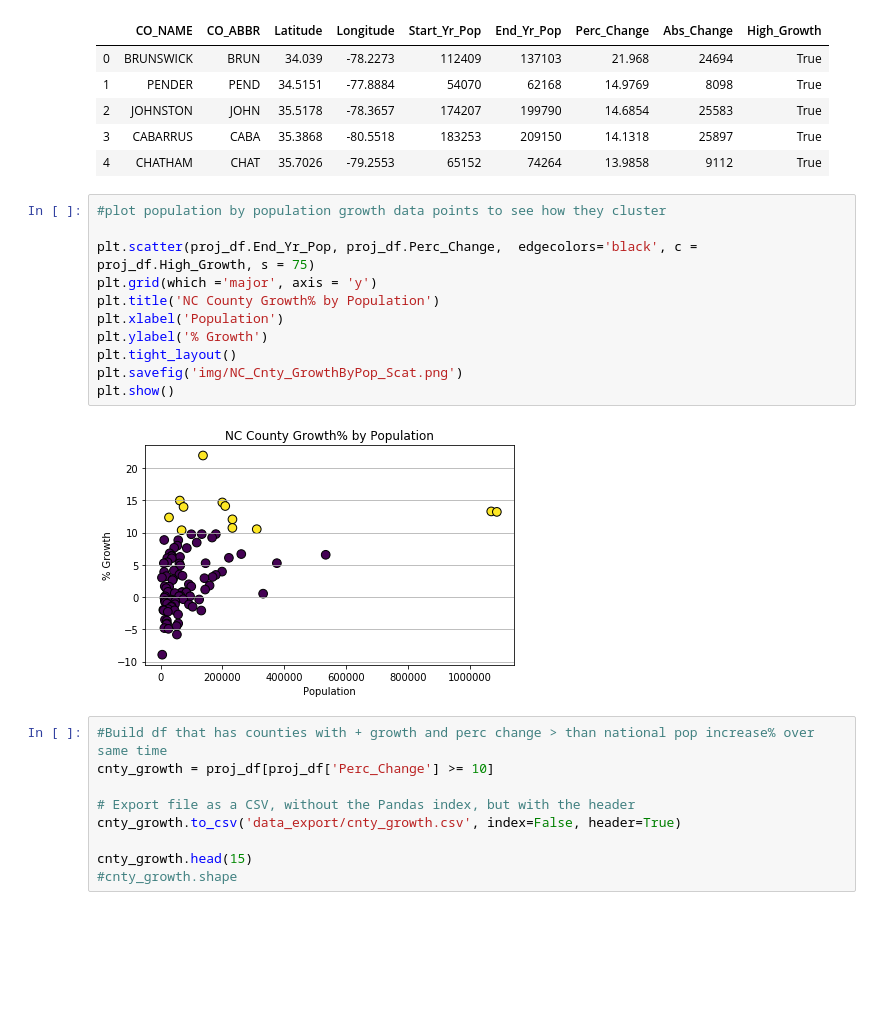
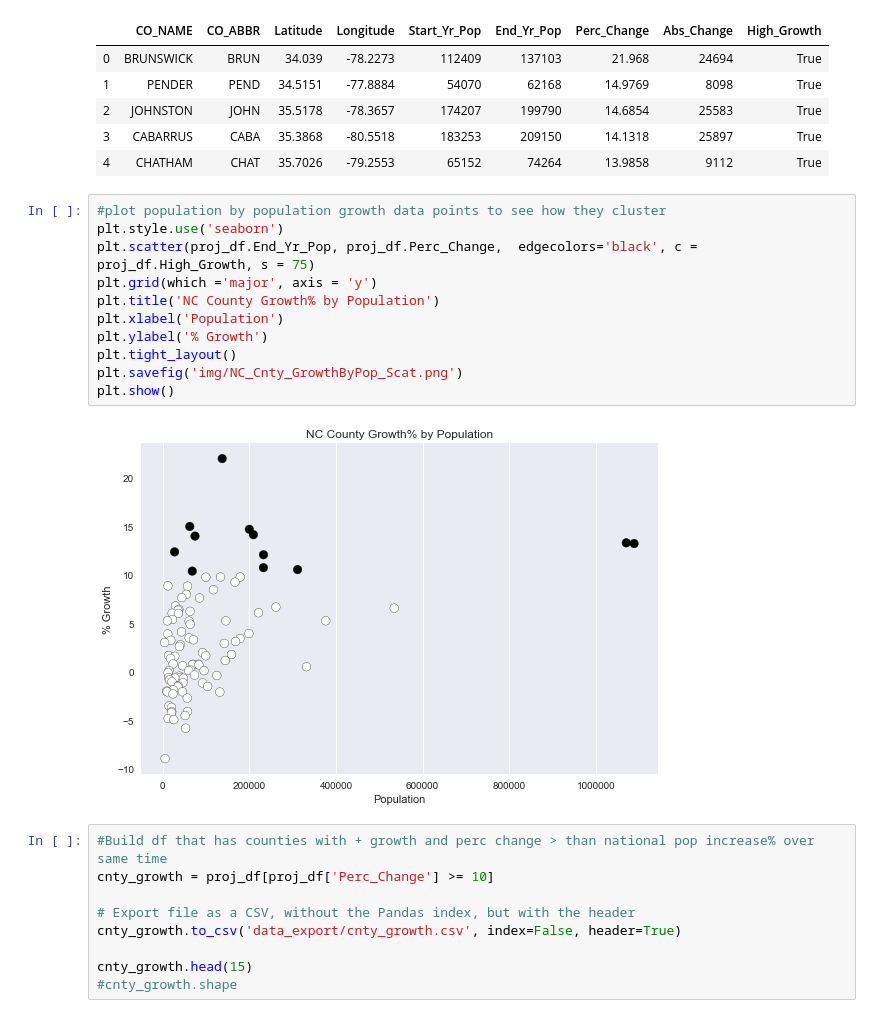
Before and after one commit to jasgarcia/NCGrowth, a Jupyter notebook: NC_County_Growth.ipynb, the cells around one changed output. Saved outputs shown, nothing was run; the diff lists cells and outputs as text; blank space fills up the shorter version.

```diff
--- a/NC_County_Growth.ipynb
+++ b/NC_County_Growth.ipynb
@@ -162,17 +162,17 @@ proj_df.head()
 | 4 | CHATHAM | CHAT | 35.7026 | -79.2553 | 65152 | 74264 | 13.9858 | 9112 | True |
 # %%
 #plot population by population growth data points to see how they cluster
-
+plt.style.use('seaborn')
 plt.scatter(proj_df.End_Yr_Pop, proj_df.Perc_Change,  edgecolors='black', c = proj_df.High_Growth, s = 75)
 plt.grid(which ='major', axis = 'y')
 plt.title('NC County Growth% by Population')
 plt.xlabel('Population')
 plt.ylabel('% Growth')
 plt.tight_layout()
 plt.savefig('img/NC_Cnty_GrowthByPop_Scat.png')
 plt.show()
 # %% [output]
-[figure, old version]
+[figure, new version]
 # %%
 #Build df that has counties with + growth and perc change > than national pop increase% over same time
 cnty_growth = proj_df[proj_df['Perc_Change'] >= 10]
```
Also changed, not shown: 2 other files.
